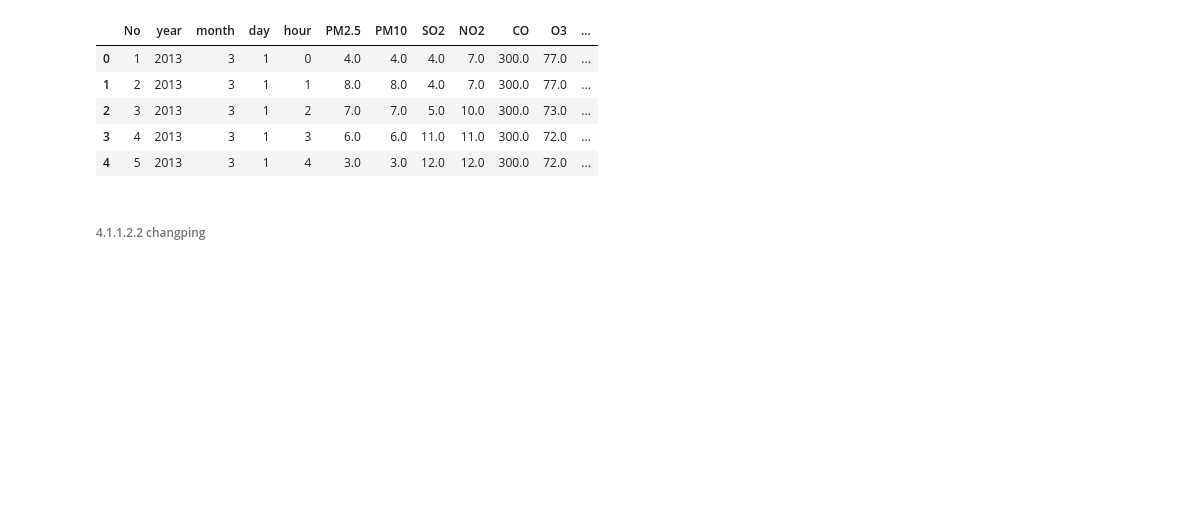
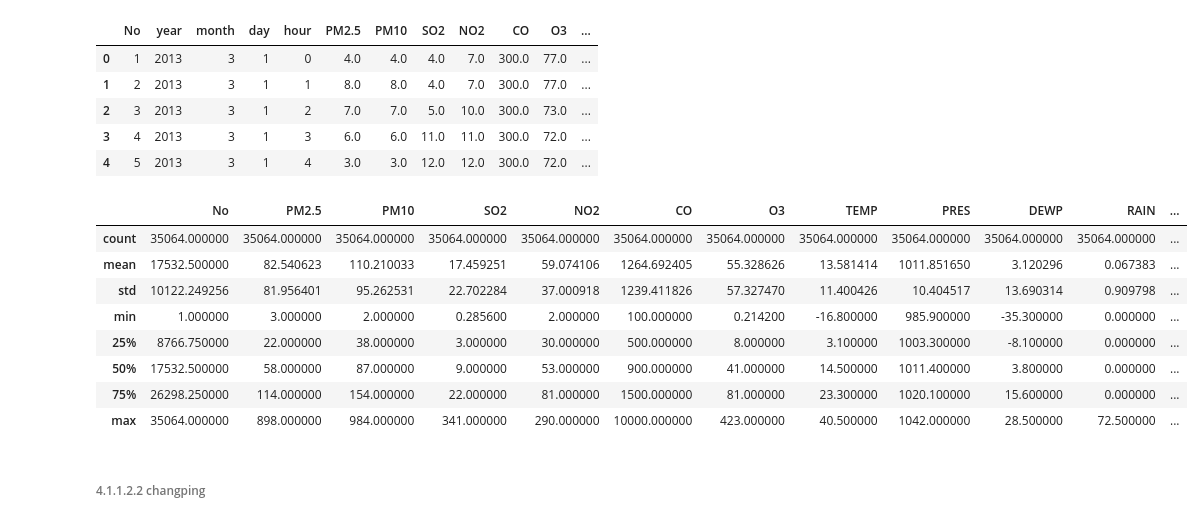
Before and after one commit to Wlnfadhil/Analisa-Data-Air-Quality-Control, a Jupyter notebook: submission/notebook.ipynb, the cells around one changed output. Saved outputs shown, nothing was run; the diff lists cells and outputs as text; code cells hidden in the pictures; blank space fills up the shorter version.

```diff
--- a/submission/notebook.ipynb
+++ b/submission/notebook.ipynb
@@ -145,6 +149,18 @@ aotizhongxin_df.head(5)
 | 2 | 3 | 2013 | 3 | 1 | 2 | 7.0 | 7.0 | 5.0 | 10.0 | 300.0 | 73.0 | ... |
 | 3 | 4 | 2013 | 3 | 1 | 3 | 6.0 | 6.0 | 11.0 | 11.0 | 300.0 | 72.0 | ... |
 | 4 | 5 | 2013 | 3 | 1 | 4 | 3.0 | 3.0 | 12.0 | 12.0 | 300.0 | 72.0 | ... |
+# %%
+aotizhongxin_df.describe()
+# %% [output]
+|  | No | PM2.5 | PM10 | SO2 | NO2 | CO | O3 | TEMP | PRES | DEWP | RAIN | ... |
+| count | 35064.000000 | 35064.000000 | 35064.000000 | 35064.000000 | 35064.000000 | 35064.000000 | 35064.000000 | 35064.000000 | 35064.000000 | 35064.000000 | 35064.000000 | ... |
+| mean | 17532.500000 | 82.540623 | 110.210033 | 17.459251 | 59.074106 | 1264.692405 | 55.328626 | 13.581414 | 1011.851650 | 3.120296 | 0.067383 | ... |
+| std | 10122.249256 | 81.956401 | 95.262531 | 22.702284 | 37.000918 | 1239.411826 | 57.327470 | 11.400426 | 10.404517 | 13.690314 | 0.909798 | ... |
+| min | 1.000000 | 3.000000 | 2.000000 | 0.285600 | 2.000000 | 100.000000 | 0.214200 | -16.800000 | 985.900000 | -35.300000 | 0.000000 | ... |
+| 25% | 8766.750000 | 22.000000 | 38.000000 | 3.000000 | 30.000000 | 500.000000 | 8.000000 | 3.100000 | 1003.300000 | -8.100000 | 0.000000 | ... |
+| 50% | 17532.500000 | 58.000000 | 87.000000 | 9.000000 | 53.000000 | 900.000000 | 41.000000 | 14.500000 | 1011.400000 | 3.800000 | 0.000000 | ... |
+| 75% | 26298.250000 | 114.000000 | 154.000000 | 22.000000 | 81.000000 | 1500.000000 | 81.000000 | 23.300000 | 1020.100000 | 15.600000 | 0.000000 | ... |
+| max | 35064.000000 | 898.000000 | 984.000000 | 341.000000 | 290.000000 | 10000.000000 | 423.000000 | 40.500000 | 1042.000000 | 28.500000 | 72.500000 | ... |
 # %% [markdown]
 ###### 4.1.1.2.2 changping
 # %%
```
Also changed, not shown: parts of 26 cells of this notebook.
